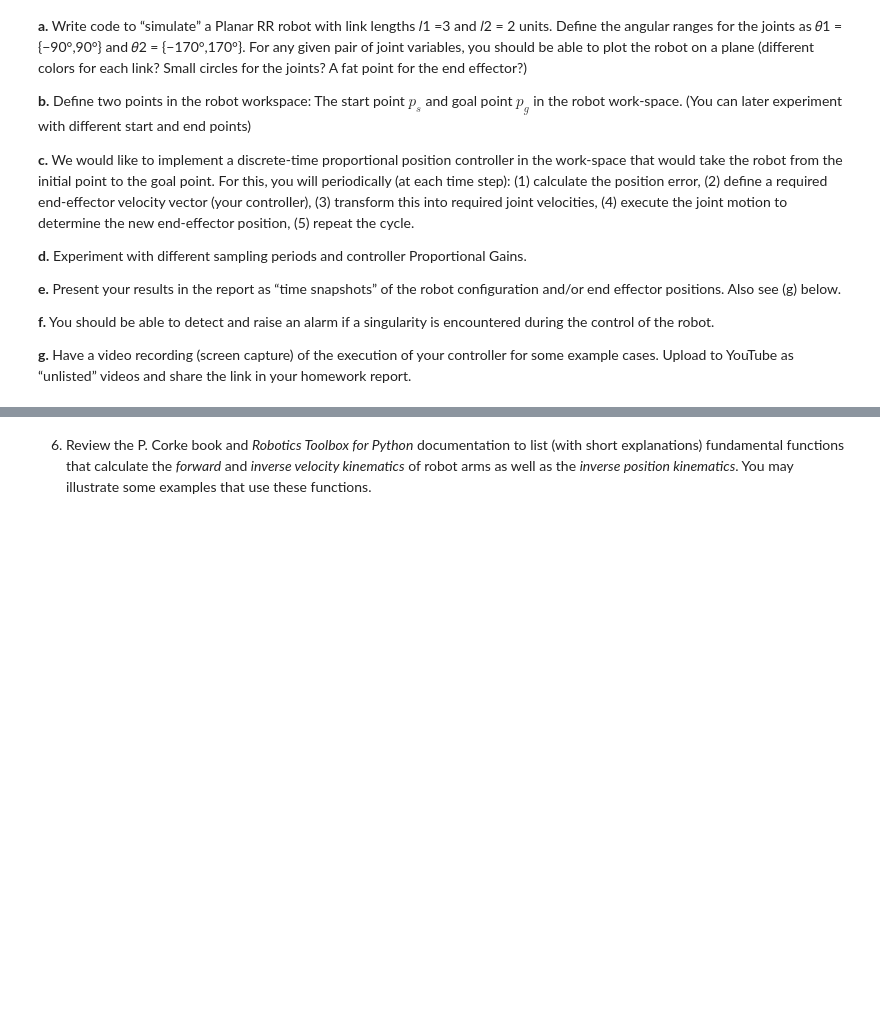
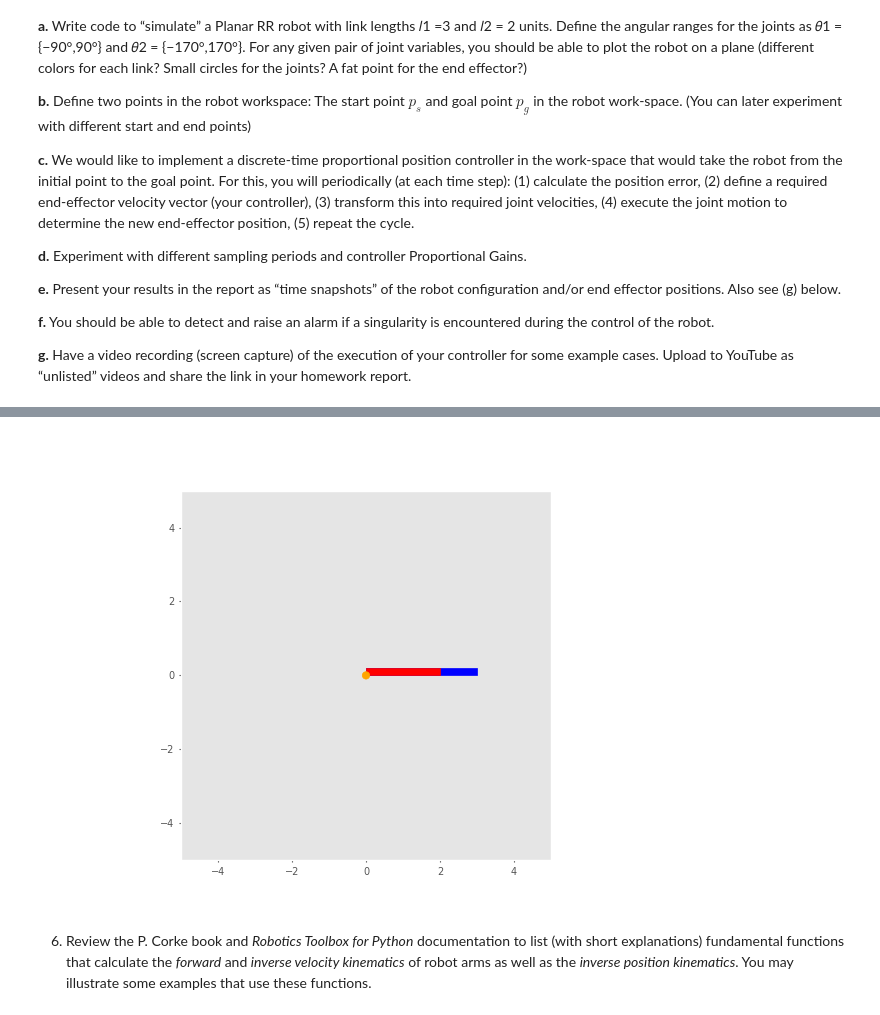
Before and after one commit to amnessa/intro_to_robotics, a Jupyter notebook: Guven-Cagdas-Homework3/Guven-Cagdas-Homework3.ipynb, the cells around one changed output, grey strips where cells are left out. Drawn from its saved outputs; the diff is of its cells as text; code cells hidden in the pictures; blank space fills up the shorter version.

```diff
--- a/Guven-Cagdas-Homework3/Guven-Cagdas-Homework3.ipynb
+++ b/Guven-Cagdas-Homework3/Guven-Cagdas-Homework3.ipynb
@@ -288,3 +300,66 @@ trajectory = proportional_controller(robot, p_s, p_g, l1, l2)
+# %%
+import numpy as np
+import matplotlib.pyplot as plt
+from matplotlib.patches import Rectangle
+from matplotlib.animation import FuncAnimation
+
+# Define link lengths
+l1 = 3  # Length of link1
+l2 = 2  # Length of link2
+
+# Example trajectory (joint angles in radians)
+trajectory = [
+    [np.deg2rad(30), np.deg2rad(-30)],
+    [np.deg2rad(45), np.deg2rad(-45)],
+    [np.deg2rad(60), np.deg2rad(-60)],
+]
+
+# Initialize the figure and axes
+fig, ax = plt.subplots()
+ax.set_xlim(-5, 5)
+ax.set_ylim(-5, 5)
+ax.set_aspect('equal')
+ax.grid()
+
+# Add link and end-effector graphical elements
+link1_geom = Rectangle((0, 0), l1, 0.2, color='blue')  # Link1 (blue rectangle)
+link2_geom = Rectangle((0, 0), l2, 0.2, color='red')   # Link2 (red rectangle)
+end_effector_geom = plt.Circle((0, 0), 0.1, color='orange')  # End-effector (orange circle)
+
+# Add graphical elements to the plot
+ax.add_patch(link1_geom)
+ax.add_patch(link2_geom)
+ax.add_patch(end_effector_geom)
+
+# Function to update the positions of the links and end-effector
+def update_plot(q):
+    # Compute forward kinematics
+    theta1, theta2 = q
+    x1, y1 = l1 * np.cos(theta1), l1 * np.sin(theta1)  # End of link1
+    x2, y2 = x1 + l2 * np.cos(theta1 + theta2), y1 + l2 * np.sin(theta1 + theta2)  # End of link2
+
+    # Update link1
+    link1_geom.set_xy((0, 0))  # Base of link1
+    link1_geom.angle = np.rad2deg(theta1)  # Rotation angle for link1
+
+    # Update link2
+    link2_geom.set_xy((x1, y1))  # Base of link2
+    link2_geom.angle = np.rad2deg(theta1 + theta2)  # Rotation angle for link2
+
+    # Update end-effector
+    end_effector_geom.center = (x2, y2)  # Position of the end-effector
+
+# Animation function
+def animate(i):
+    update_plot(trajectory[i])
+
+# Create the animation
+ani = FuncAnimation(fig, animate, frames=len(trajectory), interval=500, repeat=True)
+
+# Show the animation
+plt.show()
+# %% [output]
+[figure, added]
 # %% [markdown]
 6. Review the P. Corke book and *Robotics Toolbox for Python* documentation to list (with short explanations) fundamental functions that calculate the *forward* and *inverse velocity kinematics* of robot arms as well as the *inverse position kinematics*. You may illustrate some examples that use these functions.
 # %% [markdown]
```
Also changed, not shown: parts of 3 cells of this notebook, 6 other files.
